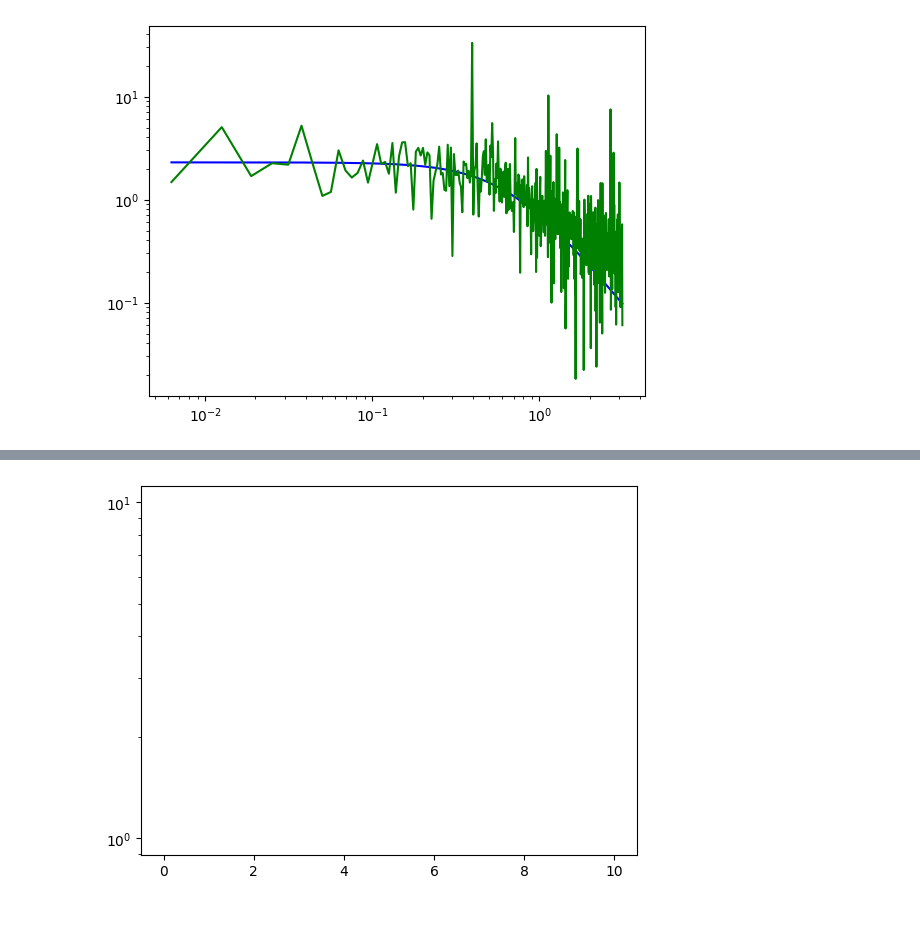
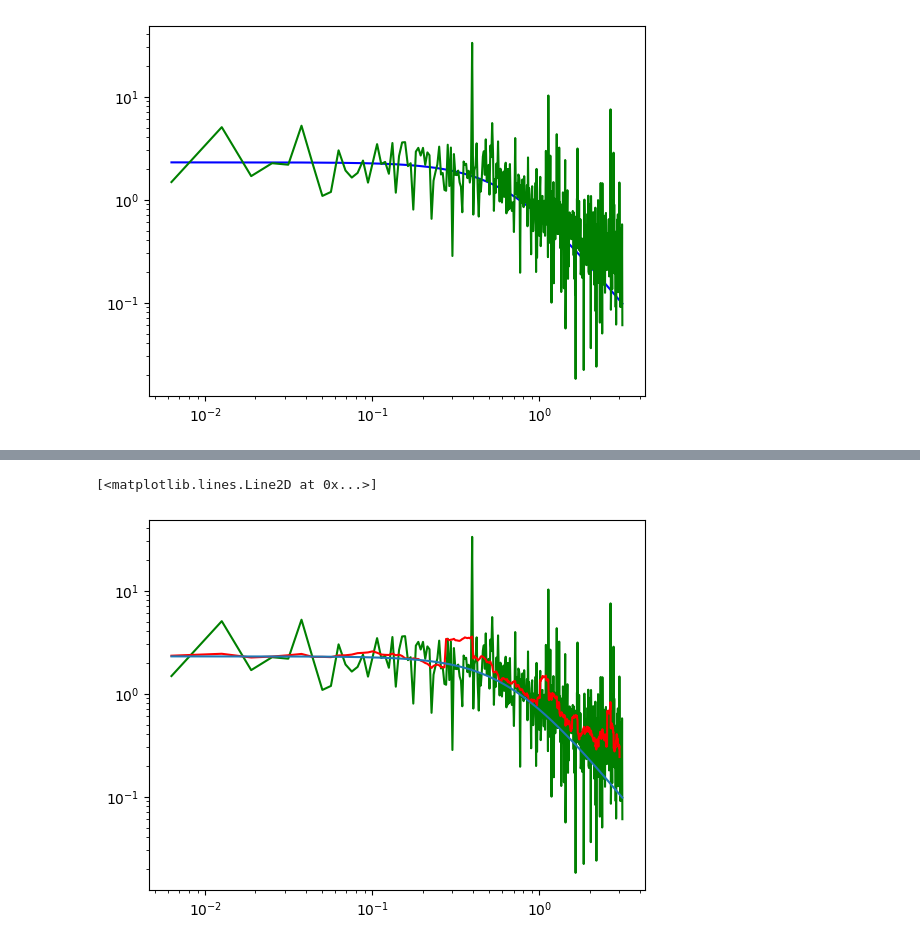
Before and after one commit to j-dichgans/Bachelor-Thesis, a Jupyter notebook: clarke_fig_1_v2.ipynb, the cells around one changed output, grey strips where cells are left out. Cells and saved outputs as stored; diff of their text form; code cells hidden in the pictures; blank space fills up the shorter version.

```diff
--- a/clarke_fig_1_v2.ipynb
+++ b/clarke_fig_1_v2.ipynb
@@ -574,6 +571,10 @@ plt.plot(ts,true_ls)
-# %%
-x = np.linspace(0,10,100)
-plt.plot(x,-x)
-plt.yscale('log')
-# %% [output]
-[figure, removed]
+# %%
+conv_length = 20
+observed_psd = estim_psd_xs_wn/estim_psd_xi_wn
+plt.loglog(frequencies,observed_psd, color = "green")
+
+plt.loglog(frequencies[:-conv_length+1],np.array(np.convolve(observed_psd,np.ones(conv_length)/conv_length,"valid")), color = "red")
+plt.loglog(frequencies,targets)
+# %% [output]
+[<matplotlib.lines.Line2D at 0x...>]
+[figure, added]
```
Also changed, not shown: parts of 5 cells of this notebook.
